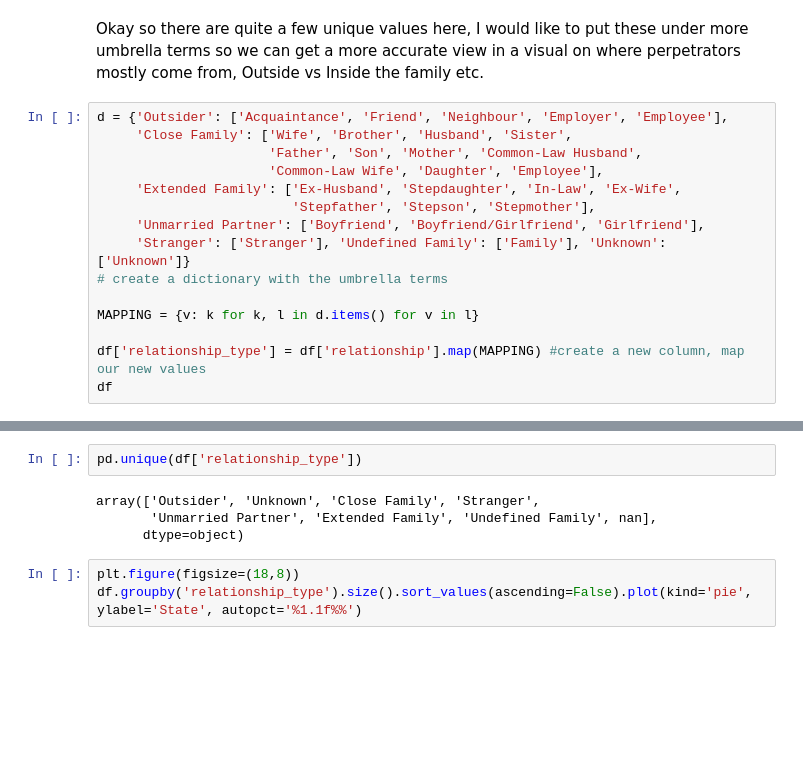
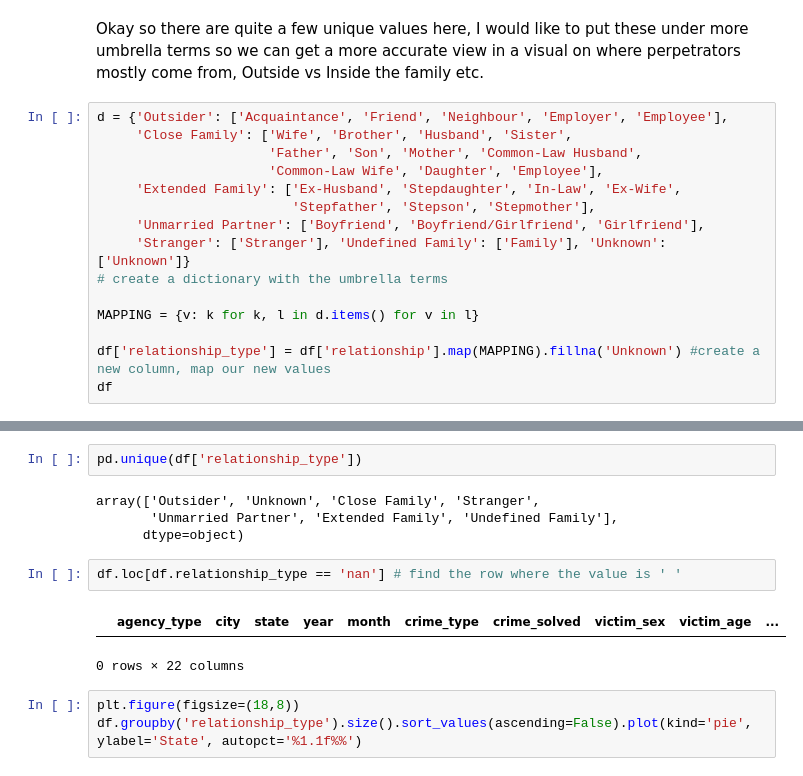
Before and after one commit to marthac63/Analysis-of-Homicides-In-The-USA, a Jupyter notebook: capstoneFinal .ipynb, the cells around one changed output, grey strips where cells are left out. Cells and saved outputs as stored; diff of their text form; blank space fills up the shorter version.

```diff
--- a/capstoneFinal .ipynb
+++ b/capstoneFinal .ipynb
@@ -382,7 +382,7 @@ d = {'Outsider': ['Acquaintance', 'Friend', 'Neighbour', 'Employer', 'Employee']
 
 MAPPING = {v: k for k, l in d.items() for v in l}
 
-df['relationship_type'] = df['relationship'].map(MAPPING) #create a new column, map our new values
+df['relationship_type'] = df['relationship'].map(MAPPING).fillna('Unknown') #create a new column, map our new values
 df
 # %% [output]
 |  | agency_type | city | state | year | month | crime_type | crime_solved | victim_sex | victim_age | ... |
@@ -402,8 +402,13 @@ df
 pd.unique(df['relationship_type'])
 # %% [output]
 array(['Outsider', 'Unknown', 'Close Family', 'Stranger',
-       'Unmarried Partner', 'Extended Family', 'Undefined Family', nan],
+       'Unmarried Partner', 'Extended Family', 'Undefined Family'],
       dtype=object)
+# %%
+df.loc[df.relationship_type == 'nan'] # find the row where the value is ' '
+# %% [output]
+|  | agency_type | city | state | year | month | crime_type | crime_solved | victim_sex | victim_age | ... |
+0 rows × 22 columns
 # %%
 plt.figure(figsize=(18,8))
 df.groupby('relationship_type').size().sort_values(ascending=False).plot(kind='pie', ylabel='State', autopct='%1.1f%%')
```
Also changed, not shown: parts of 1 cell of this notebook.
